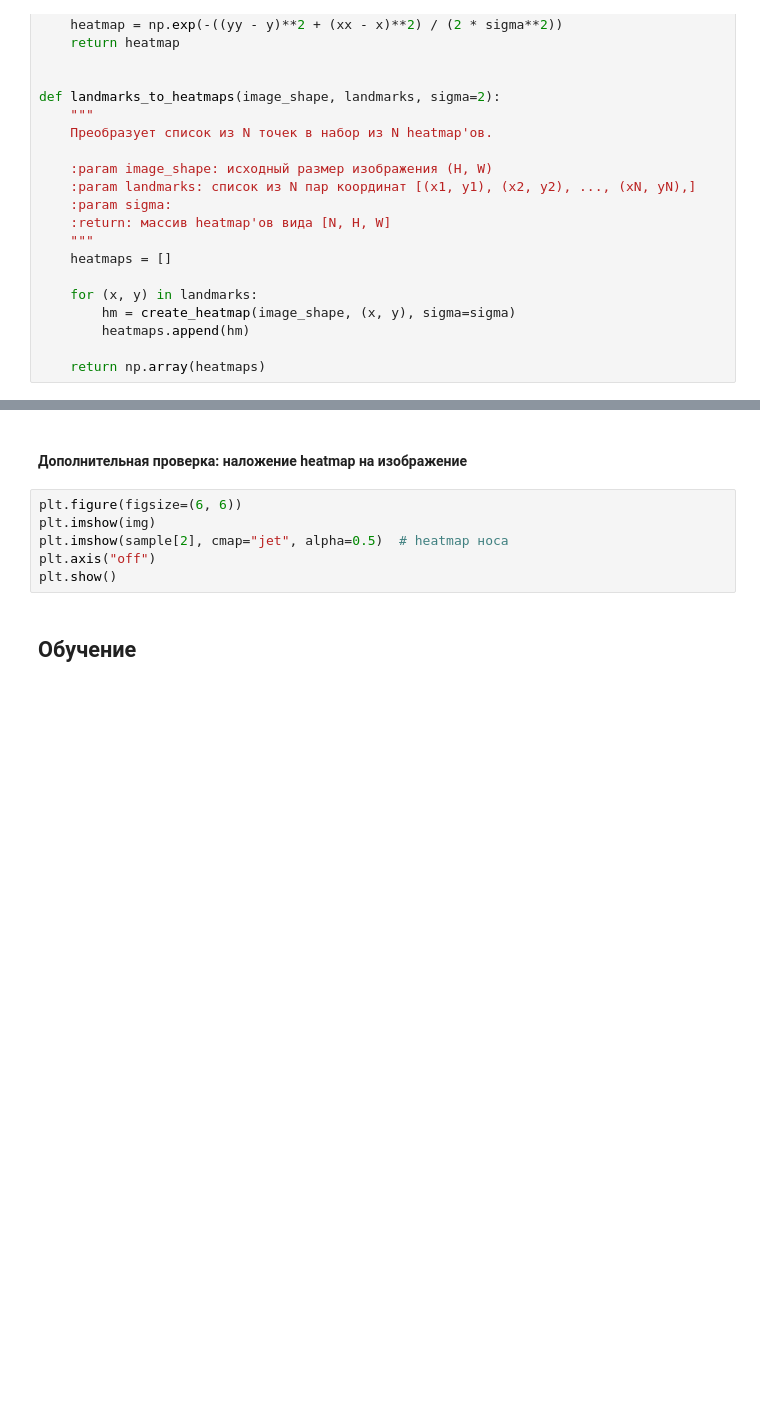
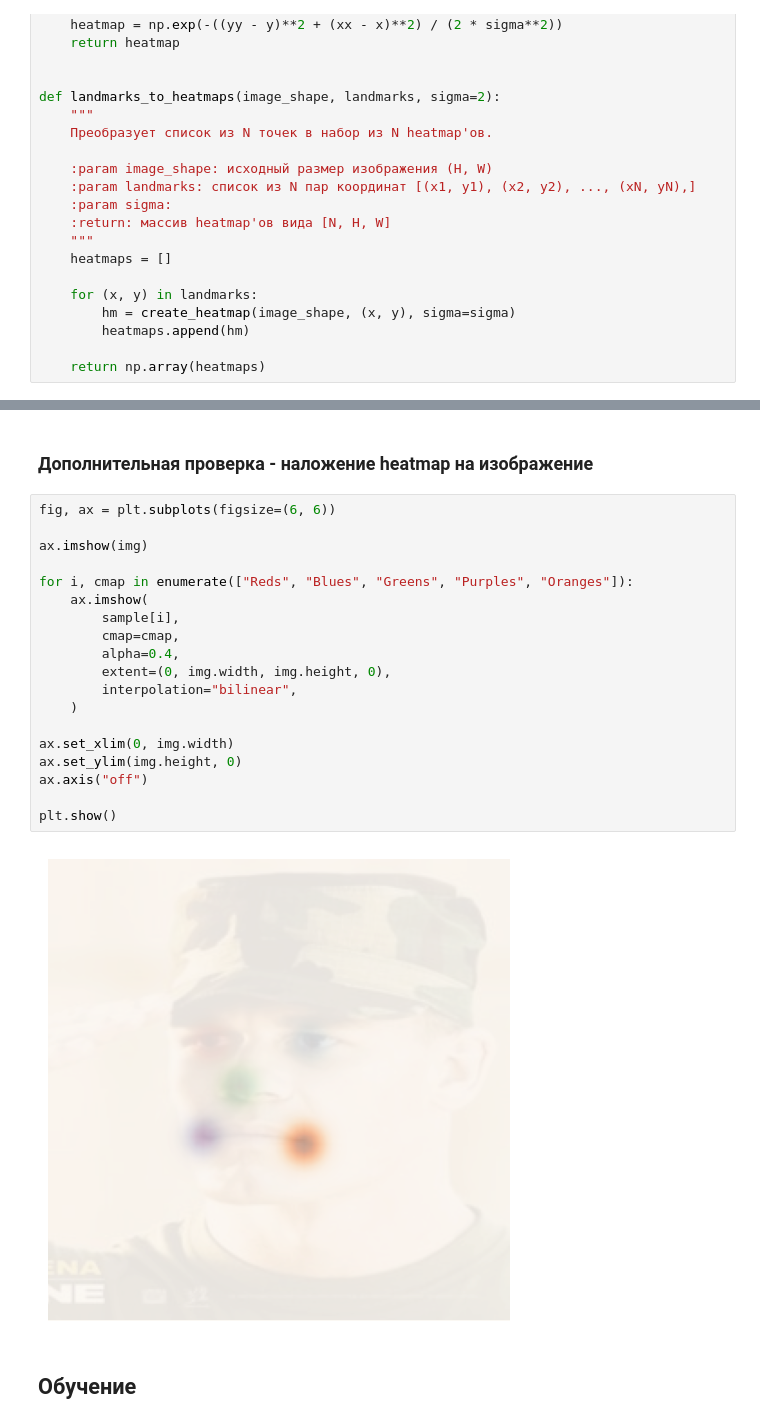
Before and after one commit to ivHeisser/DLS, a Jupyter notebook: _Sem_01/project-FR/1_FaceAlignment.ipynb, the cells around one changed output, grey strips where cells are left out. Drawn from its saved outputs; the diff is of its cells as text; blank space fills up the shorter version.

```diff
--- a/_Sem_01/project-FR/1_FaceAlignment.ipynb
+++ b/_Sem_01/project-FR/1_FaceAlignment.ipynb
@@ -615,11 +701,26 @@ plt.show()
 # %% [markdown]
-#### Дополнительная проверка: наложение heatmap на изображение
+### Дополнительная проверка - наложение heatmap на изображение
-# %%
-plt.figure(figsize=(6, 6))
-plt.imshow(img)
-plt.imshow(sample[2], cmap="jet", alpha=0.5)  # heatmap носа
-plt.axis("off")
-plt.show()
+# %%
+fig, ax = plt.subplots(figsize=(6, 6))
+
+ax.imshow(img)
+
+for i, cmap in enumerate(["Reds", "Blues", "Greens", "Purples", "Oranges"]):
+    ax.imshow(
+        sample[i],
+        cmap=cmap,
+        alpha=0.4,
+        extent=(0, img.width, img.height, 0),
+        interpolation="bilinear",
+    )
+
+ax.set_xlim(0, img.width)
+ax.set_ylim(img.height, 0)
+ax.axis("off")
+
+plt.show()
+# %% [output]
+[figure, added]
 # %% [markdown]
 ## Обучениe
 # %% [markdown]
```
Also changed, not shown: parts of 27 cells of this notebook, 2 other files.
